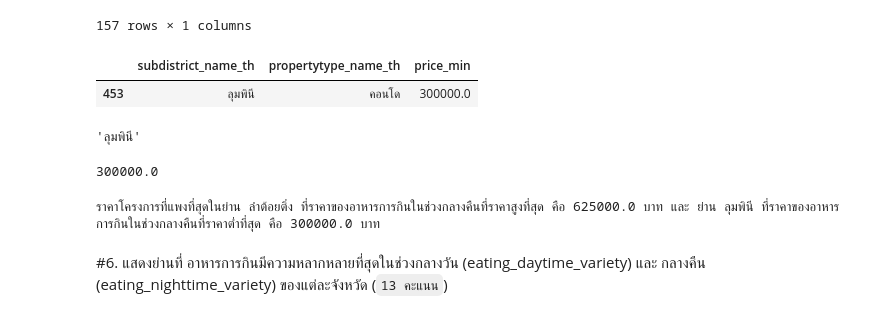
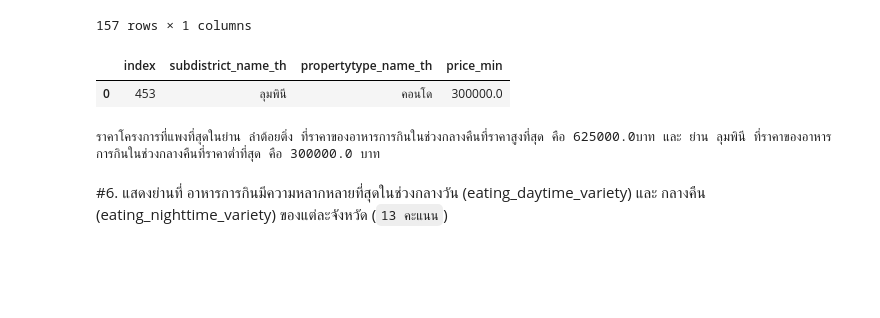
Before and after one commit to Praewphat/BasicProg_DataViz65, a Jupyter notebook: midterm65.ipynb, the cells around one changed output. Cells and saved outputs as stored; diff of their text form; code cells hidden in the pictures; blank space fills up the shorter version.

````diff
--- a/midterm65.ipynb
+++ b/midterm65.ipynb
@@ -141,3 +141,6 @@ unit.dropna()
 # %% [output]
 |  | row_number | unittype_id | project_id | name_th | propertytype_id | propertytype_name_en | ... |
 0 rows × 27 columns
+# %%
+unit_drop= unit.dropna(subset=['propertytype_name_th'])
+unit_drop.head()
@@ -371,7 +505,7 @@ print(f'ดังนั้นราคาเฉลี่ยของโครง
 # %% [markdown]
 #5. (เฉพาะ กรุงเทพมหานคร) เปรียบเทียบราคาโครงการที่แพงที่สุดในย่าน (subdistrict)ที่ราคาของอาหารการกินในช่วงกลางคืนที่ราคาสูงที่สุด (eating_nighttime_price) กับ ย่าน (subdistrict)ที่ราคาของอาหารการกินในช่วงกลางคืนที่ราคาต่ำที่สุด (eating_nighttime_price) (```10 คะแนน```)
 # %%
-unit_eat = unit.merge(eat)
+unit_eat = unit_drop.merge(eat)
 unit_eat
 # %% [output]
 |  | row_number | unittype_id | project_id | name_th | propertytype_id | propertytype_name_en | ... |
@@ -503,24 +627,14 @@ v2
 | ลำต้อยติ่ง | 100.0 |
 157 rows × 1 columns
 # %%
-nighttime_min = bkk[bkk['subdistrict_name_th']=='ลุมพินี'][['subdistrict_name_th','propertytype_name_th','price_min']]
+nighttime_min = bkk[bkk['subdistrict_name_th']=='ลุมพินี'][['subdistrict_name_th','propertytype_name_th','price_min']].reset_index()
 nighttime_min
 # %% [output]
-|  | subdistrict_name_th | propertytype_name_th | price_min |
-| 453 | ลุมพินี | คอนโด | 300000.0 |
+|  | index | subdistrict_name_th | propertytype_name_th | price_min |
+| 0 | 453 | ลุมพินี | คอนโด | 300000.0 |
-# %%
-m3=nighttime_min['subdistrict_name_th'][453]
-m3
-# %% [output]
-'ลุมพินี'
-# %%
-m4 = nighttime_min['price_min'][453]
-m4
-# %% [output]
-300000.0
 # %%
-print(f'ราคาโครงการที่แพงที่สุดในย่าน {m1} ที่ราคาของอาหารการกินในช่วงกลางคืนที่ราคาสูงที่สุด คือ {m2} บาท และ ย่าน {m3} ที่ราคาของอาหารการกินในช่วงกลางคืนที่ราคาต่ำที่สุด คือ {m4} บาท ')
+print(f'ราคาโครงการที่แพงที่สุดในย่าน {nighttime_max.iloc[0,1]} ที่ราคาของอาหารการกินในช่วงกลางคืนที่ราคาสูงที่สุด คือ {nighttime_max.iloc[0,3]}บาท และ ย่าน {nighttime_min.iloc[0,1]} ที่ราคาของอาหารการกินในช่วงกลางคืนที่ราคาต่ำที่สุด คือ {nighttime_min.iloc[0,3]} บาท ')
 # %% [output]
-ราคาโครงการที่แพงที่สุดในย่าน ลำต้อยติ่ง ที่ราคาของอาหารการกินในช่วงกลางคืนที่ราคาสูงที่สุด คือ 625000.0 บาท และ ย่าน ลุมพินี ที่ราคาของอาหารการกินในช่วงกลางคืนที่ราคาต่ำที่สุด คือ 300000.0 บาท
+ราคาโครงการที่แพงที่สุดในย่าน ลำต้อยติ่ง ที่ราคาของอาหารการกินในช่วงกลางคืนที่ราคาสูงที่สุด คือ 625000.0บาท และ ย่าน ลุมพินี ที่ราคาของอาหารการกินในช่วงกลางคืนที่ราคาต่ำที่สุด คือ 300000.0 บาท
 # %% [markdown]
 #6. แสดงย่านที่ อาหารการกินมีความหลากหลายที่สุดในช่วงกลางวัน (eating_daytime_variety) และ กลางคืน (eating_nighttime_variety) ของแต่ละจังหวัด (```13 คะแนน```)
````
Also changed, not shown: parts of 26 cells of this notebook.
